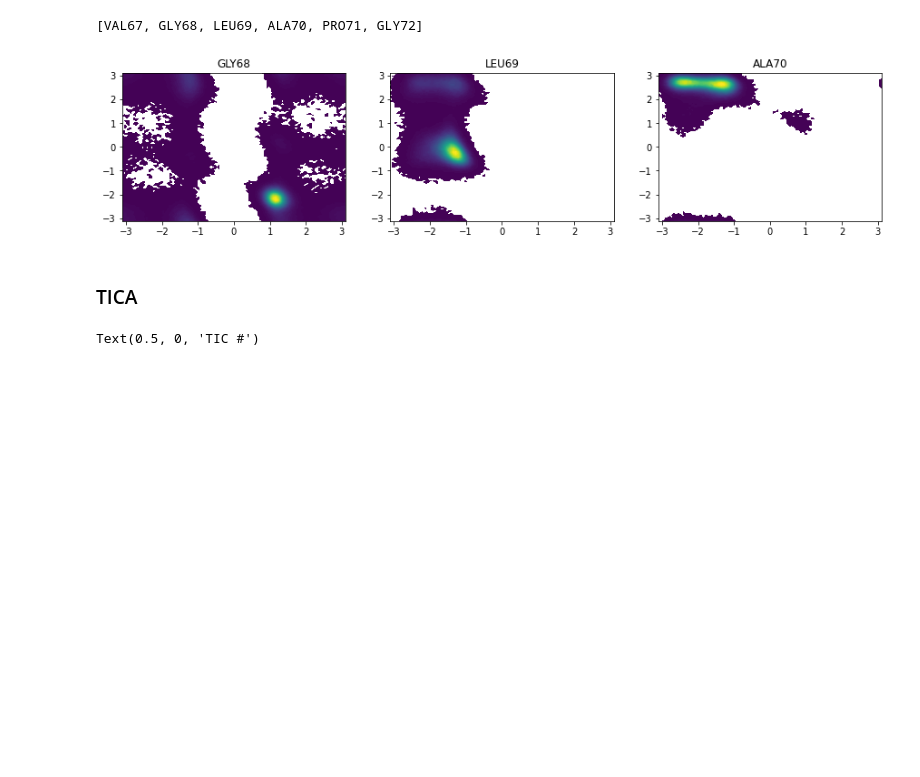
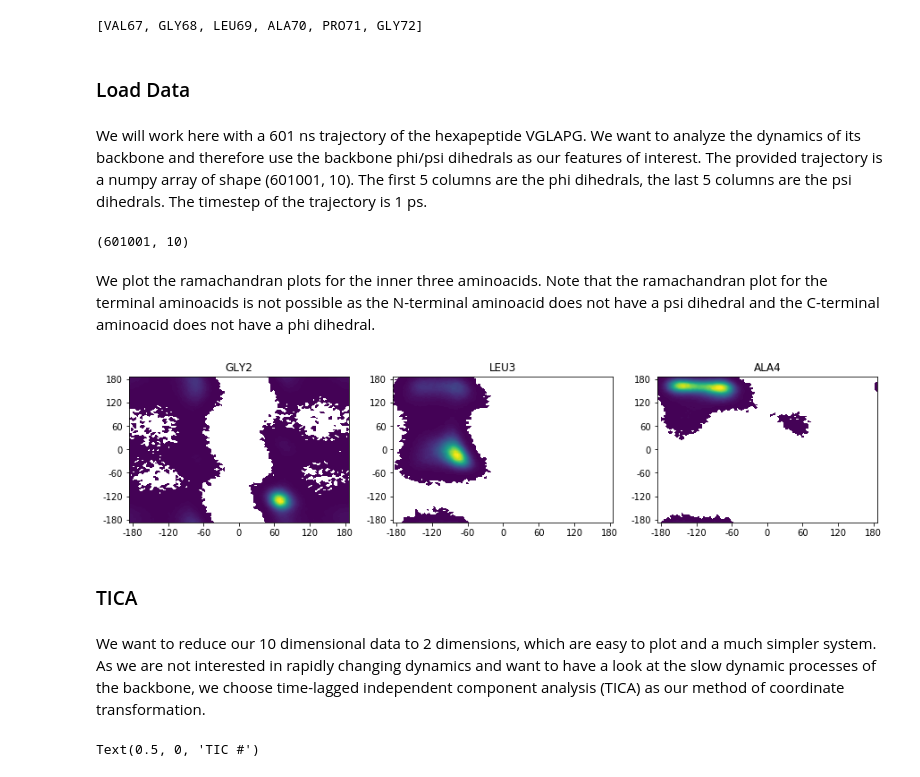
Before and after one commit to janjoswig/AlgoSB2021, a Jupyter notebook: example/example_VGLAPG.ipynb, the cells around one changed output. Cells and saved outputs as stored; diff of their text form; code cells hidden in the pictures; blank space fills up the shorter version.

```diff
--- a/example/example_VGLAPG.ipynb
+++ b/example/example_VGLAPG.ipynb
@@ -36,11 +46,28 @@ res_list = [r for r in t.top.residues]
 res_list
 # %% [output]
 [VAL67, GLY68, LEU69, ALA70, PRO71, GLY72]
+# %% [markdown]
+### Load Data
+# %% [markdown]
+We will work here with a 601 ns trajectory of the hexapeptide VGLAPG. We want to analyze the dynamics of its backbone and therefore use the backbone phi/psi dihedrals as our features of interest. The provided trajectory is a numpy array of shape (601001, 10). The first 5 columns are the phi dihedrals, the last 5 columns are the psi dihedrals. The timestep of the trajectory is 1 ps.
+# %%
+dihed_traj = np.load('traj.npy')
+res_names = ['VAL1', 'GLY2', 'LEU3', 'ALA4', 'PRO5', 'GLY6']
+# %%
+dihed_traj.shape
+# %% [output]
+(601001, 10)
+# %% [markdown]
+We plot the ramachandran plots for the inner three aminoacids. Note that the ramachandran plot for the terminal aminoacids is not possible as the N-terminal aminoacid does not have a psi dihedral and the C-terminal aminoacid does not have a phi dihedral.
 # %%
 fig, axs = plt.subplots(1, 3, figsize=(15, 3))
 for i in range(1, 4):
-    pyemma.plots.plot_density(phi[1][:, i - 1], psi[1][:, i], ax=axs[i - 1], cbar=False)
-    axs[i - 1].set_title(res_list[i].__str__())
-#plt.plot(phi[1][:, 2], psi[1][:, 2], 'k.', alpha=0.01)
+    pyemma.plots.plot_density(dihed_traj[:, i - 1], dihed_traj[:, i + 5], ax=axs[i - 1], cbar=False)
+    axs[i - 1].set_title(res_names[i])
+for ax in axs:
+    ax.set_xticks(np.arange(-3, 3.1, 1))
+    ax.set_xticklabels(np.arange(-180, 181, 60))
+    ax.set_yticks(np.arange(-3, 3.1, 1))
+    ax.set_yticklabels(np.arange(-180, 181, 60))
 # %% [output]
-[figure, old version]
+[figure, new version]
@@ -51,5 +74,7 @@ np.save('traj.npy', dihed_traj)
 # %% [markdown]
 ### TICA
+# %% [markdown]
+We want to reduce our 10 dimensional data to 2 dimensions, which are easy to plot and a much simpler system. As we are not interested in rapidly changing dynamics and want to have a look at the slow dynamic processes of the backbone, we choose time-lagged independent component analysis (TICA) as our method of coordinate transformation.
 # %%
 tica = pyemma.coordinates.tica(dihed_traj, dim=2)
 # %%
```
Also changed, not shown: parts of 16 cells of this notebook.
